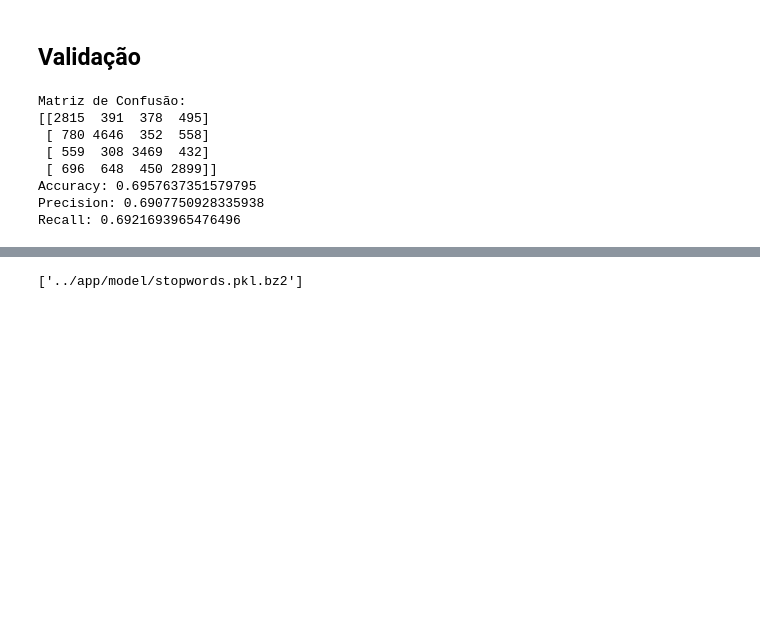
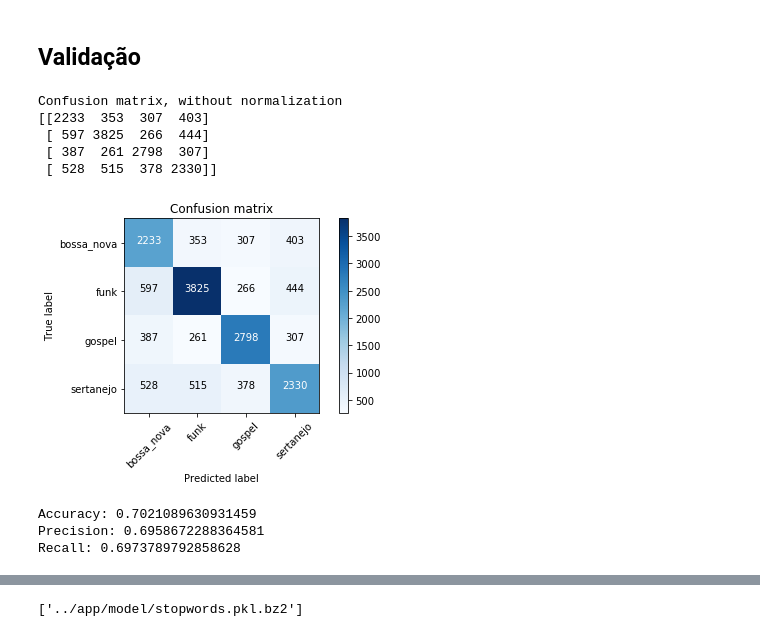
Before and after one commit to datasorcery/genre_classification, a Jupyter notebook: model/genre model.ipynb, the cells around one changed output, grey strips where cells are left out. Drawn from its saved outputs; the diff is of its cells as text; code cells hidden in the pictures; blank space fills up the shorter version.

```diff
--- a/model/genre model.ipynb
+++ b/model/genre model.ipynb
@@ -87,14 +105,14 @@ sei vou amar
 Agora iremos aplicar nosso procedimento de preparação no nosso dataset
 # %%
 # Vamos salvas as estrofes preparadas nesta lista
-estrofes_preparadas = list()
+versos_preparados = list()
 no_estrofes = len(raw_corpus)
 
 for i in range(0, no_estrofes):
     if( (i+1)%10000 == 0 ):
         print("Verso %d de %d processado" % ( i+1, no_estrofes ) )
-    estrofes_preparadas.append( prepara_estrofes(raw_corpus['estrofe'][i]) )
-raw_corpus['versos_preparados'] = estrofes_preparadas
+    versos_preparados.append( prepara_estrofes(raw_corpus['estrofe'][i]) )
+raw_corpus['versos_preparados'] = versos_preparados
 # %% [output]
 Verso 10000 de 99380 processado
 Verso 20000 de 99380 processado
@@ -119,17 +173,21 @@ from sklearn.externals import joblib
 # %%
-def validacao(X, y):
+%matplotlib inline
+def validacao(X, y, classes):
     # TODO Mostrar gráficamente a confusion matrix
-    print('Matriz de Confusão: \n{}'.format(confusion_matrix(y, X)))
+    plt.figure()
+    plot_confusion_matrix(confusion_matrix(y, X,), classes=classes, title='Confusion matrix')
+    plt.show()
     print('Accuracy: {}'.format(accuracy_score(y, X)))
     print('Precision: {}'.format(precision_score(y, X, average='macro')))
     print('Recall: {}'.format(recall_score(y, X, average='macro')))
 # %%
 vetorizador = CountVectorizer(analyzer = "word", tokenizer = None, preprocessor = None,
                               stop_words = None, max_features = WORD_FEATURES)
-train_data_features = vetorizador.fit_transform(estrofes_preparadas)
+train_data_features = vetorizador.fit_transform(raw_corpus[raw_corpus.inTrain == True].versos_preparados)
 train_data_features = train_data_features.toarray()
 # %%
-X_train, X_test, y_train, y_test = train_test_split(train_data_features, raw_corpus['genero'],
+X_train, X_test, y_train, y_test = train_test_split(train_data_features,
+                                                    raw_corpus[raw_corpus.inTrain == True].genero,
                                                     test_size=TEST_RATIO, random_state=RANDOM_SEED)
 # %%
 # Inicialzando classificador e treinando modelo
@@ -185,16 +244,17 @@ building tree 37 of 100
 ## Validação
 # %%
 # Validando por verso
-validacao(predictions_RF, y_test)
+validacao(predictions_RF, y_test, forest.classes_)
 # %% [output]
-Matriz de Confusão:
-[[2815  391  378  495]
- [ 780 4646  352  558]
- [ 559  308 3469  432]
- [ 696  648  450 2899]]
-Accuracy: 0.6957637351579795
-Precision: 0.6907750928335938
-Recall: 0.6921693965476496
+Confusion matrix, without normalization
+[[2233  353  307  403]
+ [ 597 3825  266  444]
+ [ 387  261 2798  307]
+ [ 528  515  378 2330]]
+[figure, added]
+Accuracy: 0.7021089630931459
+Precision: 0.6958672288364581
+Recall: 0.6973789792858628
 # %%
 # Validando por música
 raw_corpus['pred_verso'] = forest.predict(vetorizador.transform(raw_corpus['versos_preparados']))
```
Also changed, not shown: parts of 8 cells of this notebook, 1 other file.
